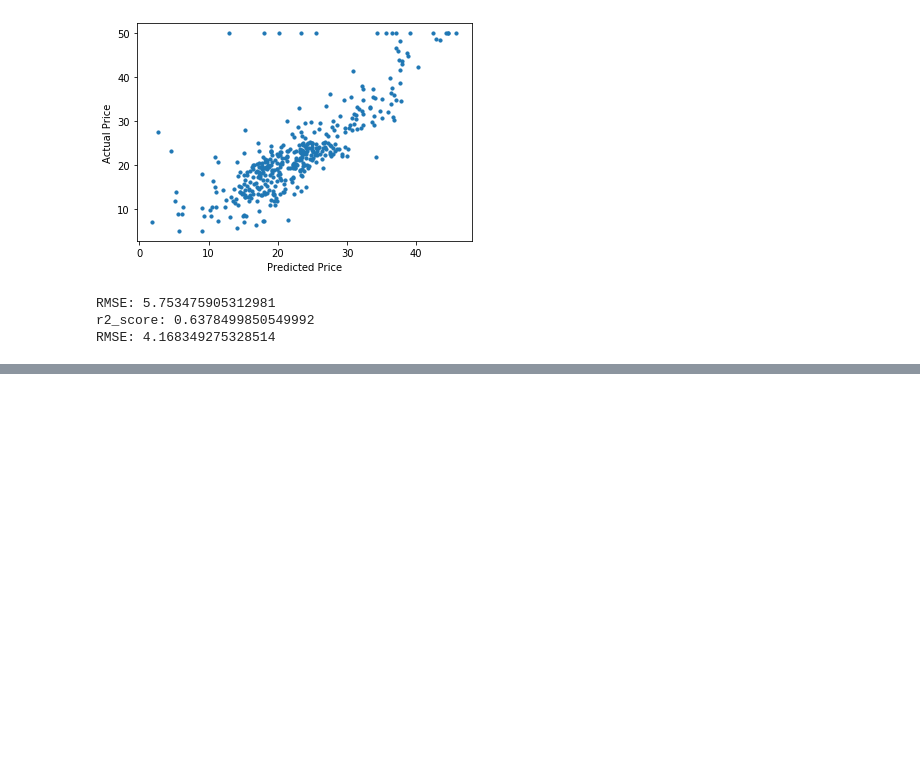
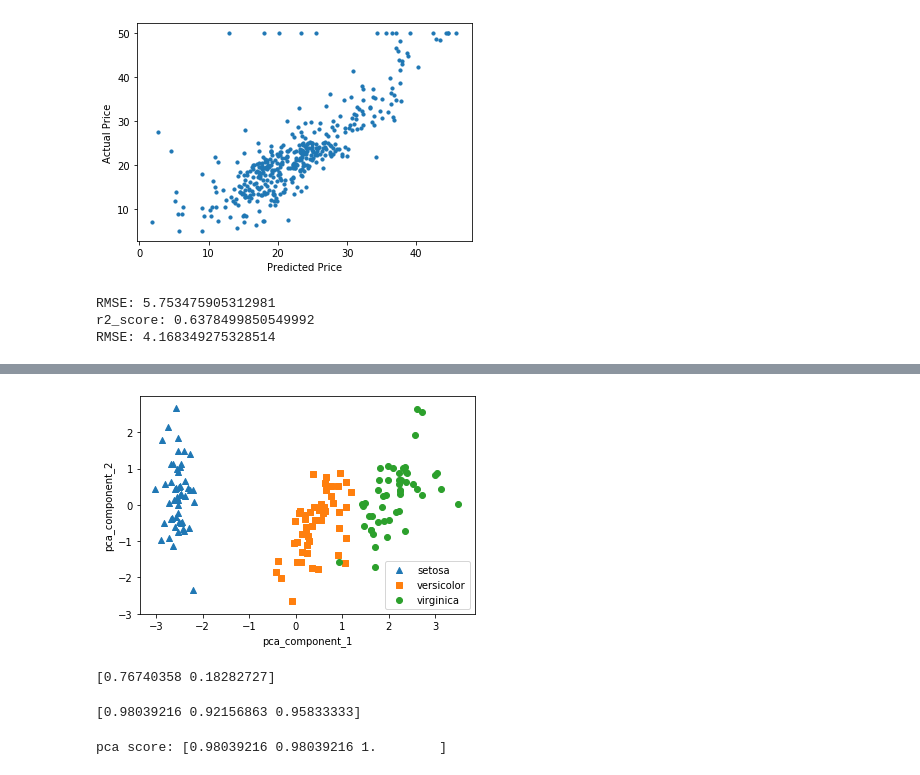
Before and after one commit to digicope01/bigdata, a Jupyter notebook: 파이썬머신러닝/머신러닝개념.ipynb, the cells around one changed output, grey strips where cells are left out. Saved outputs shown, nothing was run; the diff lists cells and outputs as text; code cells hidden in the pictures; blank space fills up the shorter version.

```diff
--- a/파이썬머신러닝/머신러닝개념.ipynb
+++ b/파이썬머신러닝/머신러닝개념.ipynb
@@ -232,0 +381,19 @@ RMSE: 4.168349275328514
+# %%
+# 데이터를 표준화하여 정규분포로 전처리
+from sklearn.preprocessing import StandardScaler
+iris_scaled = StandardScaler().fit_transform(iris_df)
+# iris_scaled
+
+# PCA 변환
+from sklearn.decomposition import PCA
+
+pca = PCA(n_components=2)  # 축소될 차원 설정: 2차원
+pca.fit(iris_scaled)
+iris_pca = pca.transform(iris_scaled)
+print(iris_pca.shape)  #  (150,2)
+
+# PCA 변환 데이터를 target을 추가하여 데이터 프레임으로 변경
+pca_columns = ['pca_component_1','pca_component_2']
+iris_df_pca = pd.DataFrame(iris_pca,columns=pca_columns)
+iris_df_pca['target'] = iris.target
+iris_df_pca
@@ -232,0 +415,45 @@ RMSE: 4.168349275328514
+# %%
+# PCA 데이터의 시각화
+# 'setosa' : 세모,  'versicolor' : 네모   ,'virginica': 동그라미
+markers = ['^', 's', 'o']
+
+for i , marker in enumerate(markers):
+    x = iris_df_pca[iris_df_pca['target']==i]['pca_component_1']
+    y = iris_df_pca[iris_df_pca['target']==i]['pca_component_2']
+    plt.scatter(x,y,marker=marker,label=iris.target_names[i])
+plt.legend()
+plt.xlabel('pca_component_1')
+plt.ylabel('pca_component_2')
+plt.show()
+# %% [output]
+[figure, added]
+# %%
+# 변동성 비율 : 76.7% + 18.2% ==> 95%
+print(pca.explained_variance_ratio_)
+# %% [output]
+[0.76740358 0.18282727]
+# %%
+# RandomForestClassifier
+from sklearn.ensemble import RandomForestClassifier
+from sklearn.model_selection import cross_val_score
+
+rcf = RandomForestClassifier(random_state=156,n_estimators=100)
+
+# 원본 데이터로 교차 검증
+scores = cross_val_score(rcf,iris.data,iris.target,
+                         scoring='accuracy', cv=3)
+print(scores)
+# [0.98039216 0.92156863 0.95833333]
+# %% [output]
+[0.98039216 0.92156863 0.95833333]
+# %%
+# PCA 데이터로 교차 검증
+# pca_x = iris_df_pca[['pca_component_1','pca_component_2']]
+pca_x = iris_df_pca.iloc[:,:-1]
+scores_pca = cross_val_score(rcf,pca_x,iris.target,
+                         scoring='accuracy', cv=3)
+print('pca score:',scores_pca)
+# pca score: [0.98039216 0.98039216 1.        ]
+# 결론 PCA 변환하여 예측한 결과의 정확도가 약간 상승했다
+# %% [output]
+pca score: [0.98039216 0.98039216 1.        ]
```
Also changed, not shown: parts of 15 cells of this notebook.
